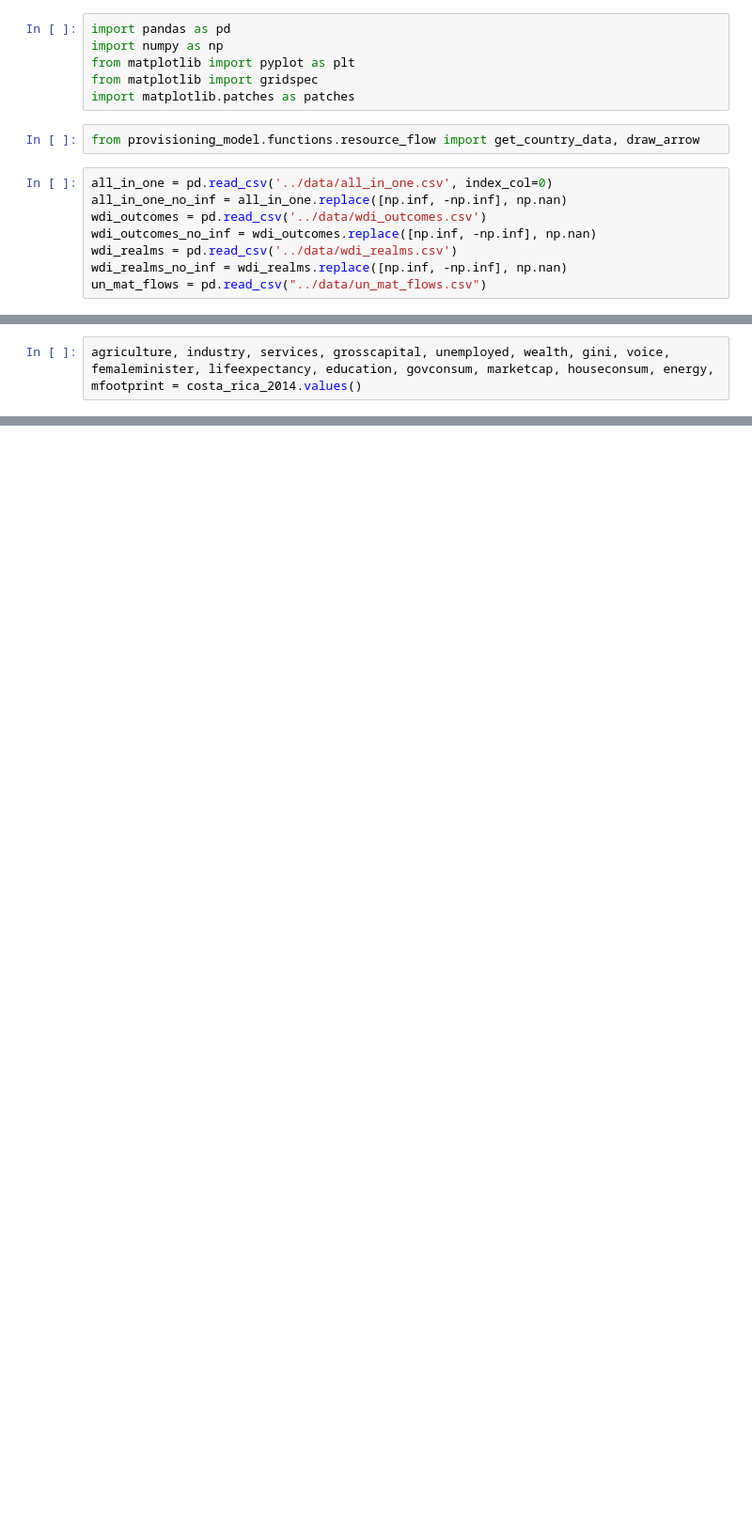
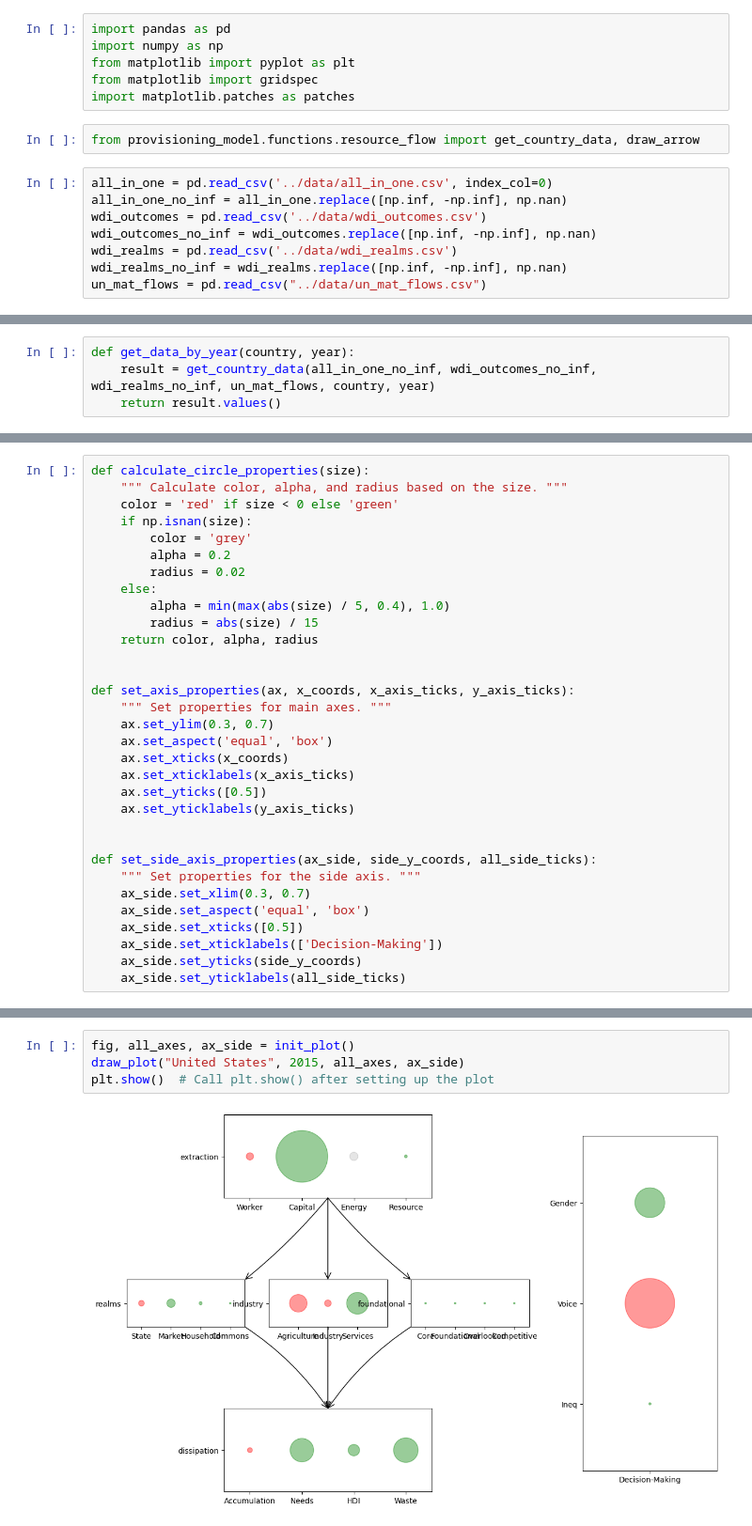
Before and after one commit to saviorand/provisioning-model, a Jupyter notebook: provisioning_model/notebooks/exploratory.ipynb, the cells around one changed output, grey strips where cells are left out. Shown: that part at 94% size. Drawn from its saved outputs; the diff is of its cells as text; blank space fills up the shorter version.

Commit message:
refactor plotting code

```diff
--- a/provisioning_model/notebooks/exploratory.ipynb
+++ b/provisioning_model/notebooks/exploratory.ipynb
@@ -21,2 +16,0 @@ costa_rica_2014 = get_country_data(all_in_one_no_inf, wdi_outcomes_no_inf, wdi_r
-# %%
-agriculture, industry, services, grosscapital, unemployed, wealth, gini, voice, femaleminister, lifeexpectancy, education, govconsum, marketcap, houseconsum, energy, mfootprint = costa_rica_2014.values()
@@ -40,0 +32,4 @@ side_sizes = [gini, voice, femaleminister]
+# %%
+def get_data_by_year(country, year):
+    result = get_country_data(all_in_one_no_inf, wdi_outcomes_no_inf, wdi_realms_no_inf, un_mat_flows, country, year)
+    return result.values()
@@ -143,0 +82,32 @@ plt.show()
+# %%
+def calculate_circle_properties(size):
+    """ Calculate color, alpha, and radius based on the size. """
+    color = 'red' if size < 0 else 'green'
+    if np.isnan(size):
+        color = 'grey'
+        alpha = 0.2
+        radius = 0.02
+    else:
+        alpha = min(max(abs(size) / 5, 0.4), 1.0)
+        radius = abs(size) / 15
+    return color, alpha, radius
+
+
+def set_axis_properties(ax, x_coords, x_axis_ticks, y_axis_ticks):
+    """ Set properties for main axes. """
+    ax.set_ylim(0.3, 0.7)
+    ax.set_aspect('equal', 'box')
+    ax.set_xticks(x_coords)
+    ax.set_xticklabels(x_axis_ticks)
+    ax.set_yticks([0.5])
+    ax.set_yticklabels(y_axis_ticks)
+
+
+def set_side_axis_properties(ax_side, side_y_coords, all_side_ticks):
+    """ Set properties for the side axis. """
+    ax_side.set_xlim(0.3, 0.7)
+    ax_side.set_aspect('equal', 'box')
+    ax_side.set_xticks([0.5])
+    ax_side.set_xticklabels(['Decision-Making'])
+    ax_side.set_yticks(side_y_coords)
+    ax_side.set_yticklabels(all_side_ticks)
@@ -143,0 +160,6 @@ plt.show()
+# %%
+fig, all_axes, ax_side = init_plot()
+draw_plot("United States", 2015, all_axes, ax_side)
+plt.show()  # Call plt.show() after setting up the plot
+# %% [output]
+[figure, added]
```
Also changed, not shown: parts of 9 cells of this notebook, 1 other file.
